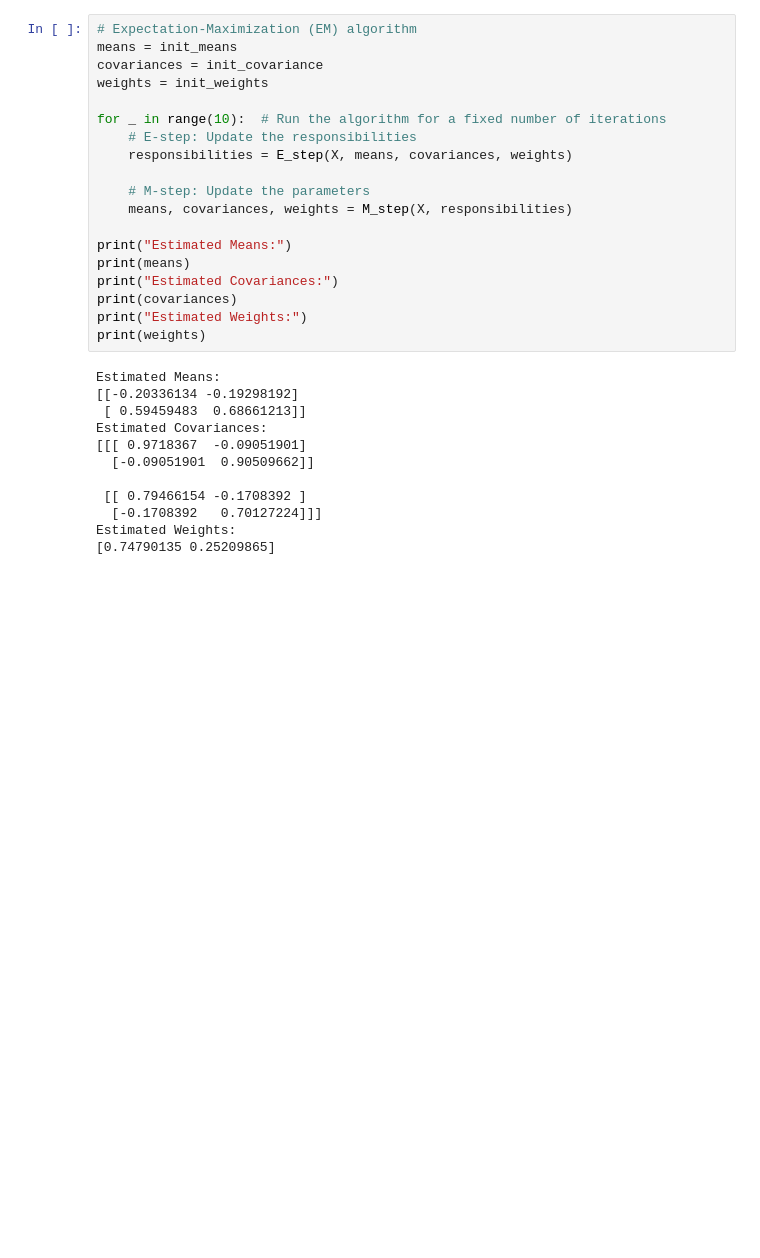
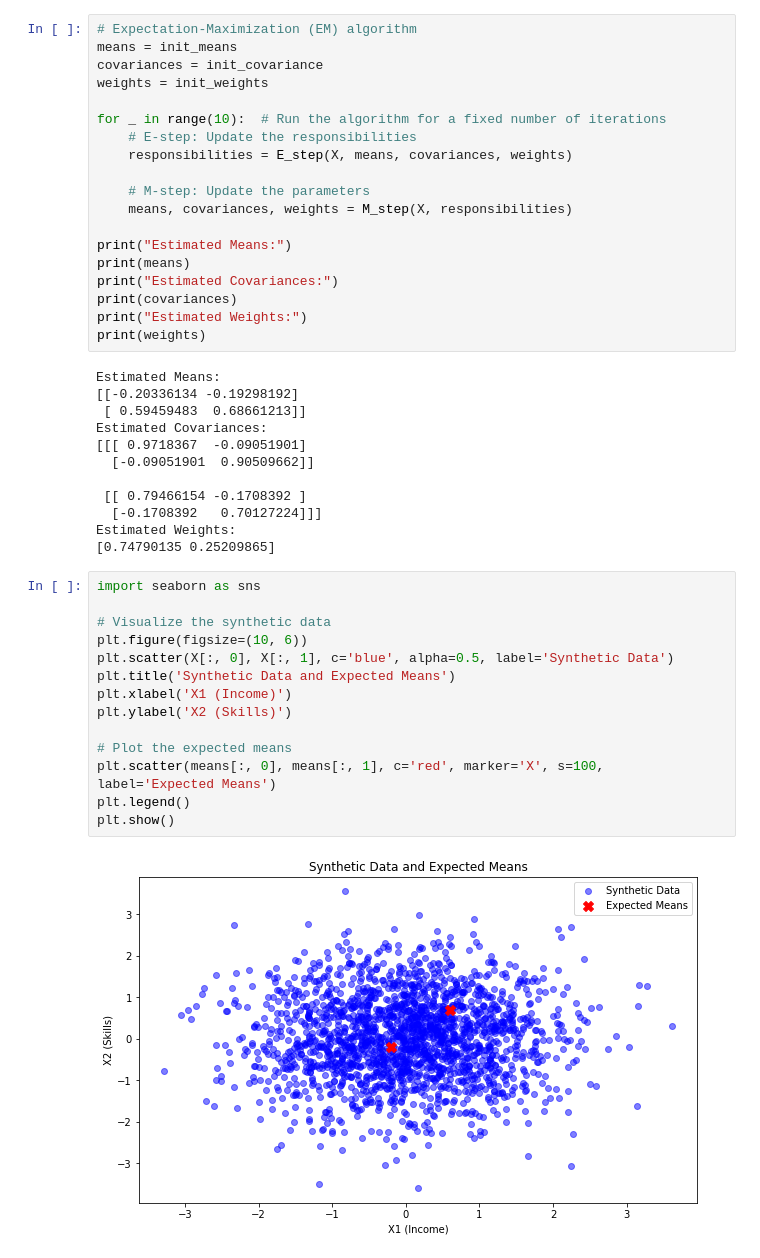
Before and after one commit to danyentezari/bignumber-material, a Jupyter notebook: SPML Dubai/mod9/expectation_maximzation.ipynb, the cells around one changed output. Drawn from its saved outputs; the diff is of its cells as text; blank space fills up the shorter version.

Commit message:
Added formulas and visualizations.

```diff
--- a/SPML Dubai/mod9/expectation_maximzation.ipynb
+++ b/SPML Dubai/mod9/expectation_maximzation.ipynb
@@ -157,3 +229,19 @@ Estimated Covariances:
   [-0.1708392   0.70127224]]]
 Estimated Weights:
 [0.74790135 0.25209865]
+# %%
+import seaborn as sns
+
+# Visualize the synthetic data
+plt.figure(figsize=(10, 6))
+plt.scatter(X[:, 0], X[:, 1], c='blue', alpha=0.5, label='Synthetic Data')
+plt.title('Synthetic Data and Expected Means')
+plt.xlabel('X1 (Income)')
+plt.ylabel('X2 (Skills)')
+
+# Plot the expected means
+plt.scatter(means[:, 0], means[:, 1], c='red', marker='X', s=100, label='Expected Means')
+plt.legend()
+plt.show()
+# %% [output]
+[figure, added]
```
Also changed, not shown: parts of 6 cells of this notebook.
